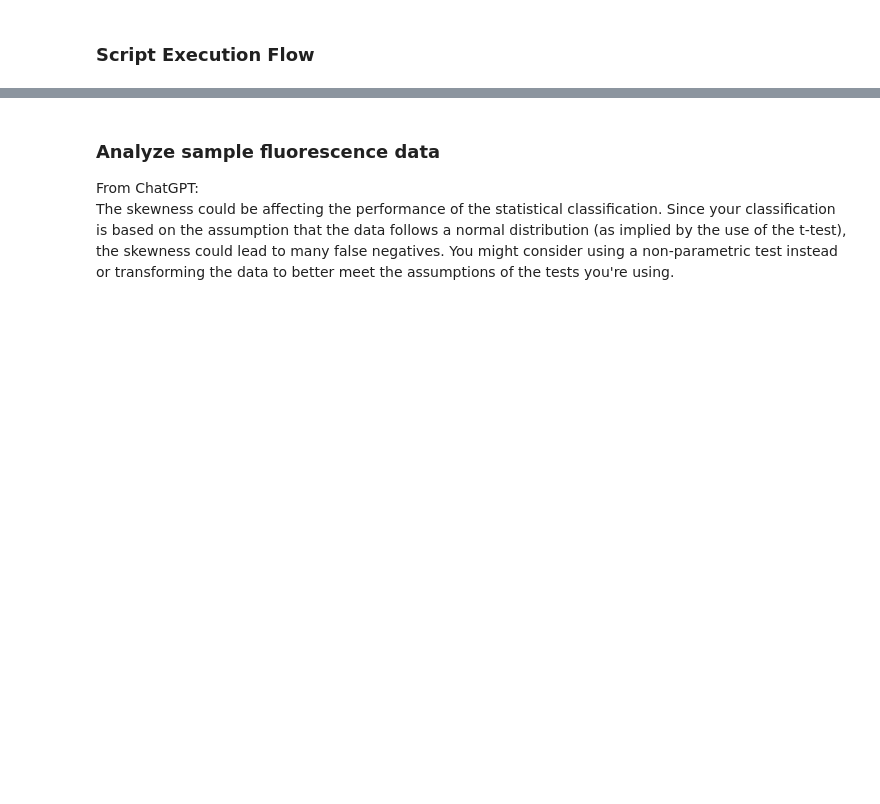
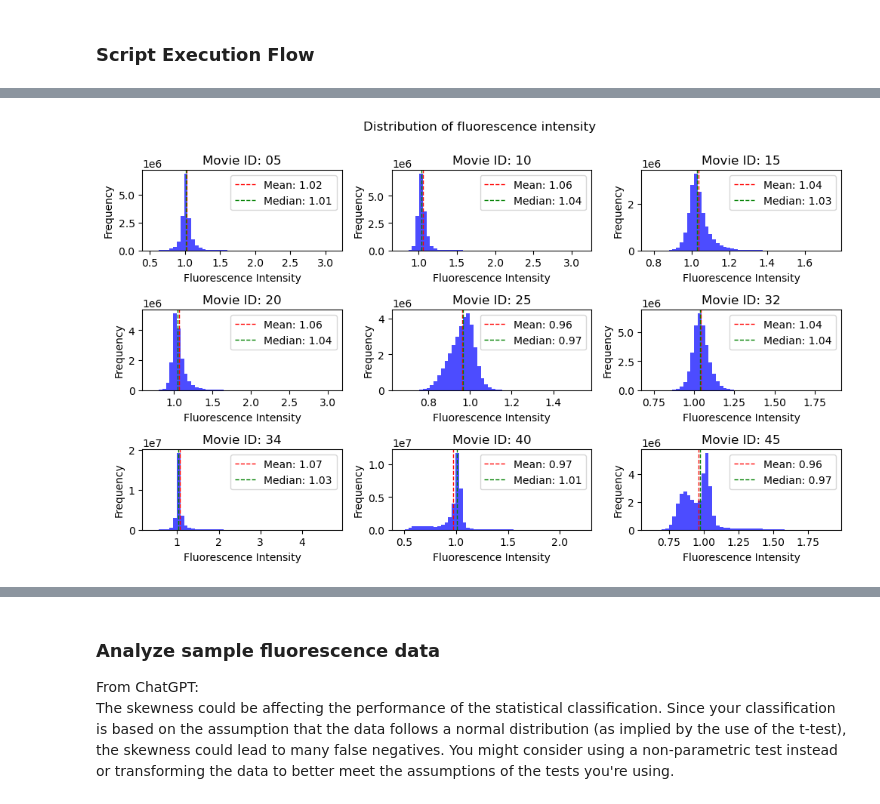
Before and after one commit to dottipr/sparks_project, a Jupyter notebook: notebooks_raw/OTHER APPROACH banyasz_sparks_detection.ipynb, the cells around one changed output, grey strips where cells are left out. Saved outputs shown, nothing was run; the diff lists cells and outputs as text; code cells hidden in the pictures; blank space fills up the shorter version.

```diff
--- a/notebooks_raw/OTHER APPROACH banyasz_sparks_detection.ipynb
+++ b/notebooks_raw/OTHER APPROACH banyasz_sparks_detection.ipynb
@@ -45,7 +54,7 @@ from scipy.stats import t, wilcoxon
 def load_movie(movie_path):
     return np.asarray(imageio.volread(movie_path))
 # %%
-def preprocess_frames(frames):
+def normalize_movies(frames):
     # Assuming the first few frames can serve as a baseline for normalization
     normalizing_frame = np.median(frames[:10], axis=0)
     return frames / (normalizing_frame + 1e-6)  # Prevent division by zero
@@ -514,0 +397,3 @@ Example of true spark using the Wilcoxon signed-rank test:
+# %%
+movie_ids = ["05", "10", "15", "20", "25", "32", "34", "40", "45"]
+dataset_path = os.path.join("..", "data", "sparks_dataset")
@@ -514,0 +528,13 @@ Example of true spark using the Wilcoxon signed-rank test:
+# %%
+n_predicted_sparks = {}
+for movie_id in movie_ids:
+    segmentation, instances = get_final_preds(
+        model=network,
+        params=params,
+        movie=movies_data[movie_id],
+    )
+
+    # Get the number of predicted sparks
+    sparks_mask = segmentation == 1
+    spark_events_mask = instances * sparks_mask
+    n_predicted_sparks[movie_id] = len(np.unique(spark_events_mask)) - 1
@@ -514,0 +588,78 @@ Example of true spark using the Wilcoxon signed-rank test:
+# %%
+plt.figure(figsize=(10, 6))
+# plt.rcParams.update({"font.size": 8})
+
+n_cols = 3
+n_rows = (
+    len(movies_data) // n_cols
+    if len(movies_data) % n_cols == 0
+    else (len(movies_data) // n_cols) + 1
+)
+
+# Analyze the distribution of fluorescence intensity and plot histograms
+for i, (movie_id, movie_data) in enumerate(filtered_movies.items()):
+    ax = plt.subplot(n_rows, n_cols, i + 1)
+
+    row = i // n_cols
+    col = i % n_cols
+
+    ax.hist(movie_data.flatten(), bins=50, color="blue", alpha=0.7)
+    ax.set_title(f"Movie ID: {movie_id}")
+    ax.set_xlabel("Fluorescence Intensity")
+    ax.set_ylabel("Frequency")
+    ax.axvline(
+        np.mean(movie_data),
+        color="r",
+        linestyle="dashed",
+        linewidth=1,
+        label=f"Mean: {np.mean(movie_data):.2f}",
+    )
+    ax.axvline(
+        np.median(movie_data),
+        color="g",
+        linestyle="dashed",
+        linewidth=1,
+        label=f"Median: {np.median(movie_data):.2f}",
+    )
+    ax.legend()
+
+plt.suptitle("Distribution of fluorescence intensity", y=1)
+plt.tight_layout()
+plt.show()
+
+plt.figure(figsize=(10, 3))
+
+# Plot inside cell masks
+n_cols = 3
+for i, (movie_id, inside_cell) in enumerate(inside_cell_masks.items()):
+    ax = plt.subplot(n_rows, n_cols, i + 1)
+
+    row = i // n_cols
+    col = i % n_cols
+
+    ax.imshow(inside_cell)
+    ax.set_title(f"Movie ID: {movie_id}")
+    ax.axis("off")
+
+plt.suptitle("Inside Cell Masks", y=1)
+plt.tight_layout()
+plt.show()
+
+plt.figure(figsize=(10, 3))
+
+# Plot normalizing frames
+for i, (movie_id, normalizing_frame) in enumerate(normalizing_frames.items()):
+    ax = plt.subplot(n_rows, n_cols, i + 1)
+
+    row = i // n_cols
+    col = i % n_cols
+
+    ax.imshow(normalizing_frame, cmap="gray")
+    ax.set_title(f"Movie ID: {movie_id}")
+    ax.axis("off")
+
+plt.suptitle("Normalizing Frames", y=1)
+plt.tight_layout()
+plt.show()
+# %% [output]
+[figure, added]
```
Also changed, not shown: parts of 24 cells of this notebook, 2 other files.
